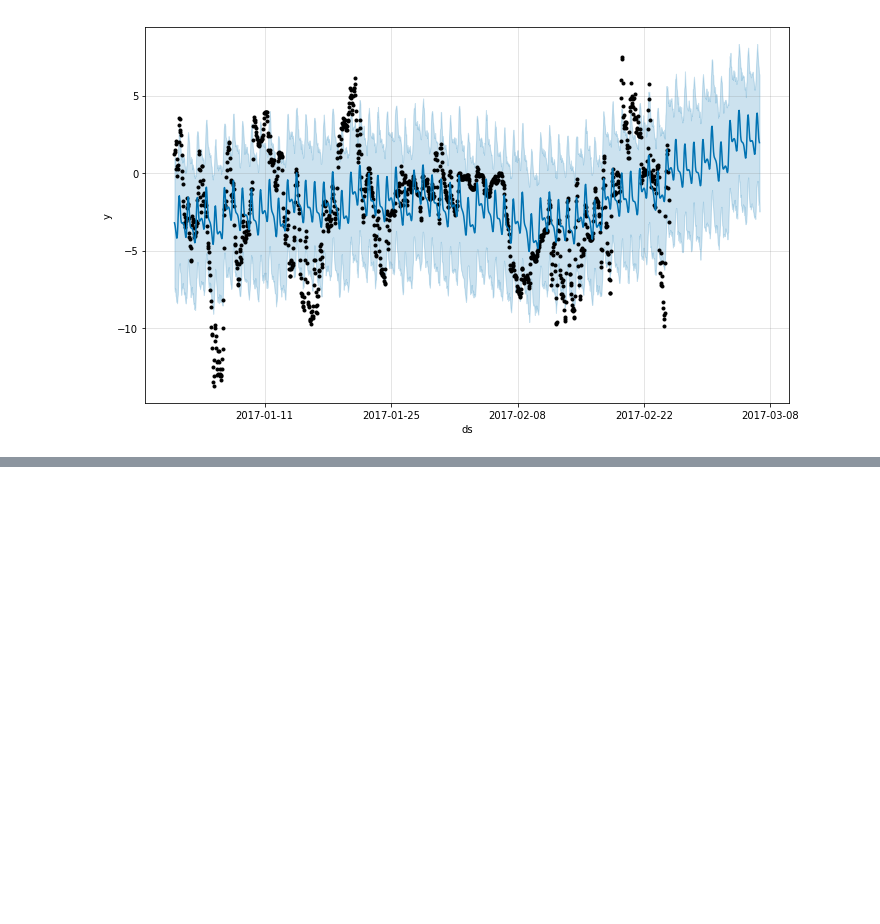
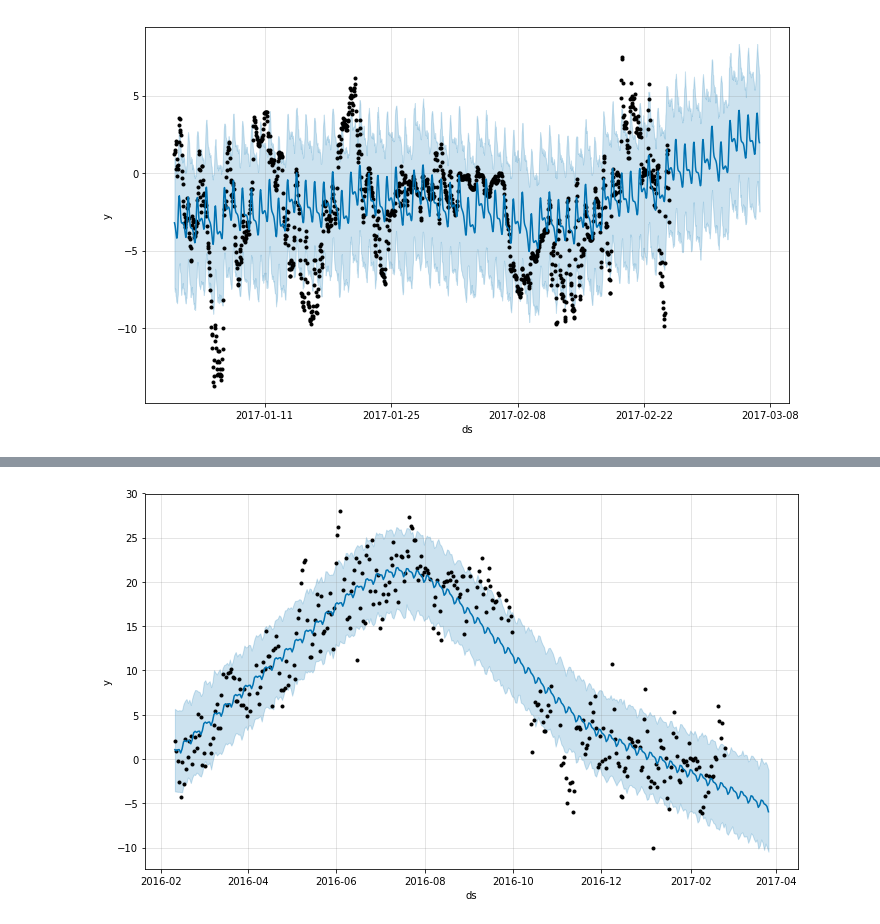
Before and after one commit to deepakmarathe/timeseries-forecasting, a Jupyter notebook: timeseries-forecating-weather-prediction.ipynb, the cells around one changed output, grey strips where cells are left out. Cells and saved outputs as stored; diff of their text form; code cells hidden in the pictures; blank space fills up the shorter version.

```diff
--- a/timeseries-forecating-weather-prediction.ipynb
+++ b/timeseries-forecating-weather-prediction.ipynb
@@ -70,0 +123,9 @@ fgrep "T12" ./data/outdoor-temperature-hourly.csv >> ./data/outdoor-temperature-
+# %%
+model2 = Prophet(mcmc_samples=500)
+model2.fit(df2)
+future2 = model2.make_future_dataframe(periods=30)
+forecast2 = model2.predict(future2)
+# %%
+model2.plot(forecast2)
+# %% [output]
+[figure, added]
```
Also changed, not shown: parts of 7 cells of this notebook.
